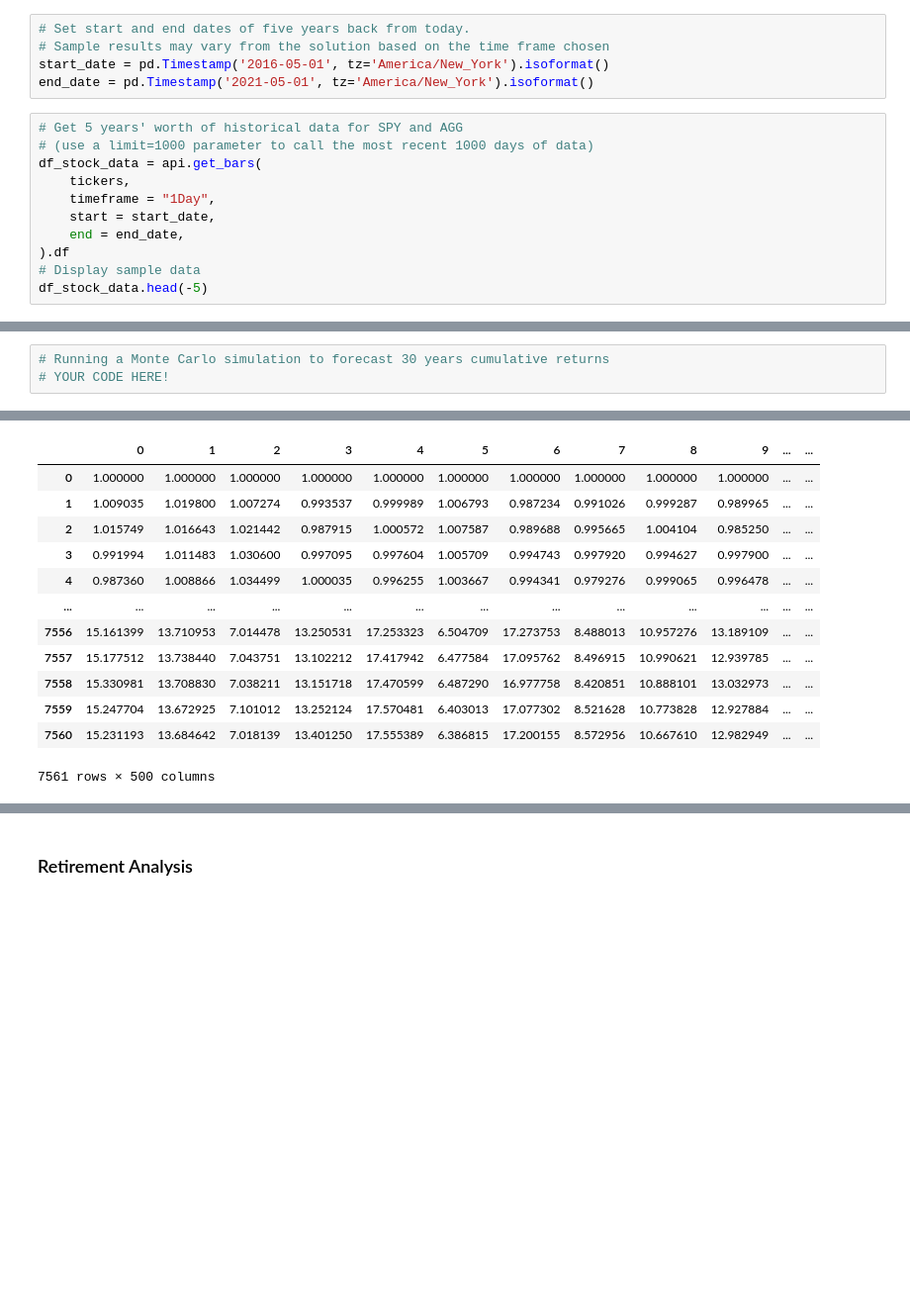
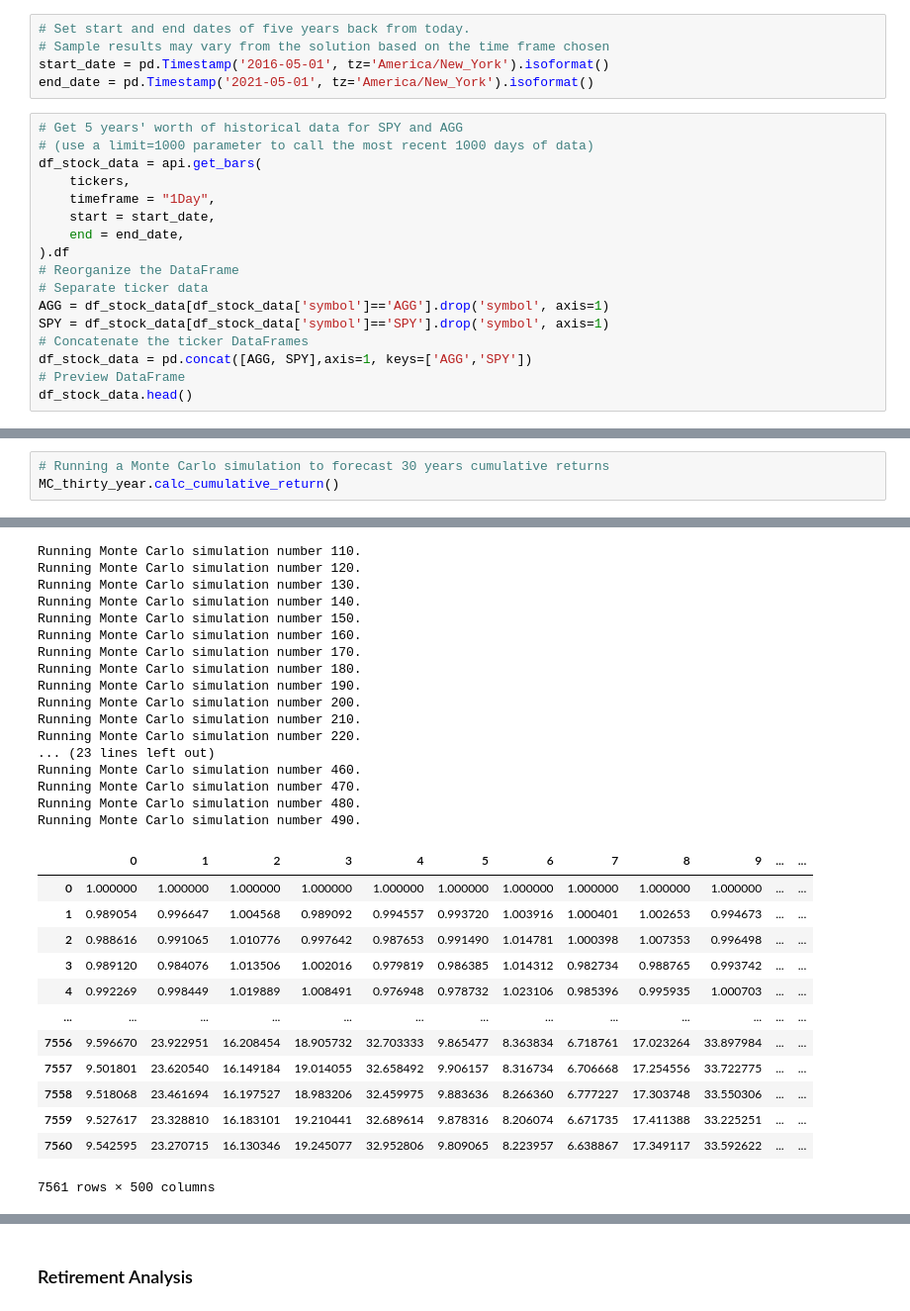
Before and after one commit to chaka37/API, a Jupyter notebook: Starter_Code/financial-planner.ipynb, the cells around one changed output, grey strips where cells are left out. Shown at 99% size. Drawn from its saved outputs; the diff is of its cells as text; blank space fills up the shorter version.

```diff
--- a/Starter_Code/financial-planner.ipynb
+++ b/Starter_Code/financial-planner.ipynb
@@ -176,6 +176,12 @@ df_stock_data = api.get_bars(
     start = start_date,
     end = end_date,
 ).df
-# Display sample data
-df_stock_data.head(-5)
+# Reorganize the DataFrame
+# Separate ticker data
+AGG = df_stock_data[df_stock_data['symbol']=='AGG'].drop('symbol', axis=1)
+SPY = df_stock_data[df_stock_data['symbol']=='SPY'].drop('symbol', axis=1)
+# Concatenate the ticker DataFrames
+df_stock_data = pd.concat([AGG, SPY],axis=1, keys=['AGG','SPY'])
+# Preview DataFrame
+df_stock_data.head()
 # %% [output]
@@ -218,6 +216,6 @@ IndexError: Too many levels: Index has only 1 level, not 2
 # %%
 # Running a Monte Carlo simulation to forecast 30 years cumulative returns
-# YOUR CODE HERE!
+MC_thirty_year.calc_cumulative_return()
 # %% [output]
 Running Monte Carlo simulation number 0.
 Running Monte Carlo simulation number 10.
@@ -239,15 +231,32 @@ Running Monte Carlo simulation number 490.
+Running Monte Carlo simulation number 110.
+Running Monte Carlo simulation number 120.
+Running Monte Carlo simulation number 130.
+Running Monte Carlo simulation number 140.
+Running Monte Carlo simulation number 150.
+Running Monte Carlo simulation number 160.
+Running Monte Carlo simulation number 170.
+Running Monte Carlo simulation number 180.
+Running Monte Carlo simulation number 190.
+Running Monte Carlo simulation number 200.
+Running Monte Carlo simulation number 210.
+Running Monte Carlo simulation number 220.
+... (23 lines left out)
+Running Monte Carlo simulation number 460.
+Running Monte Carlo simulation number 470.
+Running Monte Carlo simulation number 480.
+Running Monte Carlo simulation number 490.
 |  | 0 | 1 | 2 | 3 | 4 | 5 | 6 | 7 | 8 | 9 | ... | ... |
 | 0 | 1.000000 | 1.000000 | 1.000000 | 1.000000 | 1.000000 | 1.000000 | 1.000000 | 1.000000 | 1.000000 | 1.000000 | ... | ... |
-| 1 | 1.009035 | 1.019800 | 1.007274 | 0.993537 | 0.999989 | 1.006793 | 0.987234 | 0.991026 | 0.999287 | 0.989965 | ... | ... |
-| 2 | 1.015749 | 1.016643 | 1.021442 | 0.987915 | 1.000572 | 1.007587 | 0.989688 | 0.995665 | 1.004104 | 0.985250 | ... | ... |
-| 3 | 0.991994 | 1.011483 | 1.030600 | 0.997095 | 0.997604 | 1.005709 | 0.994743 | 0.997920 | 0.994627 | 0.997900 | ... | ... |
-| 4 | 0.987360 | 1.008866 | 1.034499 | 1.000035 | 0.996255 | 1.003667 | 0.994341 | 0.979276 | 0.999065 | 0.996478 | ... | ... |
+| 1 | 0.989054 | 0.996647 | 1.004568 | 0.989092 | 0.994557 | 0.993720 | 1.003916 | 1.000401 | 1.002653 | 0.994673 | ... | ... |
+| 2 | 0.988616 | 0.991065 | 1.010776 | 0.997642 | 0.987653 | 0.991490 | 1.014781 | 1.000398 | 1.007353 | 0.996498 | ... | ... |
+| 3 | 0.989120 | 0.984076 | 1.013506 | 1.002016 | 0.979819 | 0.986385 | 1.014312 | 0.982734 | 0.988765 | 0.993742 | ... | ... |
+| 4 | 0.992269 | 0.998449 | 1.019889 | 1.008491 | 0.976948 | 0.978732 | 1.023106 | 0.985396 | 0.995935 | 1.000703 | ... | ... |
 | ... | ... | ... | ... | ... | ... | ... | ... | ... | ... | ... | ... | ... |
-| 7556 | 15.161399 | 13.710953 | 7.014478 | 13.250531 | 17.253323 | 6.504709 | 17.273753 | 8.488013 | 10.957276 | 13.189109 | ... | ... |
-| 7557 | 15.177512 | 13.738440 | 7.043751 | 13.102212 | 17.417942 | 6.477584 | 17.095762 | 8.496915 | 10.990621 | 12.939785 | ... | ... |
-| 7558 | 15.330981 | 13.708830 | 7.038211 | 13.151718 | 17.470599 | 6.487290 | 16.977758 | 8.420851 | 10.888101 | 13.032973 | ... | ... |
-| 7559 | 15.247704 | 13.672925 | 7.101012 | 13.252124 | 17.570481 | 6.403013 | 17.077302 | 8.521628 | 10.773828 | 12.927884 | ... | ... |
-| 7560 | 15.231193 | 13.684642 | 7.018139 | 13.401250 | 17.555389 | 6.386815 | 17.200155 | 8.572956 | 10.667610 | 12.982949 | ... | ... |
+| 7556 | 9.596670 | 23.922951 | 16.208454 | 18.905732 | 32.703333 | 9.865477 | 8.363834 | 6.718761 | 17.023264 | 33.897984 | ... | ... |
+| 7557 | 9.501801 | 23.620540 | 16.149184 | 19.014055 | 32.658492 | 9.906157 | 8.316734 | 6.706668 | 17.254556 | 33.722775 | ... | ... |
+| 7558 | 9.518068 | 23.461694 | 16.197527 | 18.983206 | 32.459975 | 9.883636 | 8.266360 | 6.777227 | 17.303748 | 33.550306 | ... | ... |
+| 7559 | 9.527617 | 23.328810 | 16.183101 | 19.210441 | 32.689614 | 9.878316 | 8.206074 | 6.671735 | 17.411388 | 33.225251 | ... | ... |
+| 7560 | 9.542595 | 23.270715 | 16.130346 | 19.245077 | 32.952806 | 9.809065 | 8.223957 | 6.638867 | 17.349117 | 33.592622 | ... | ... |
-7561 rows × 500 columns
+7561 rows × 500 columns
 # %%
 # Plot simulation outcomes
```
Also changed, not shown: parts of 11 cells of this notebook.
